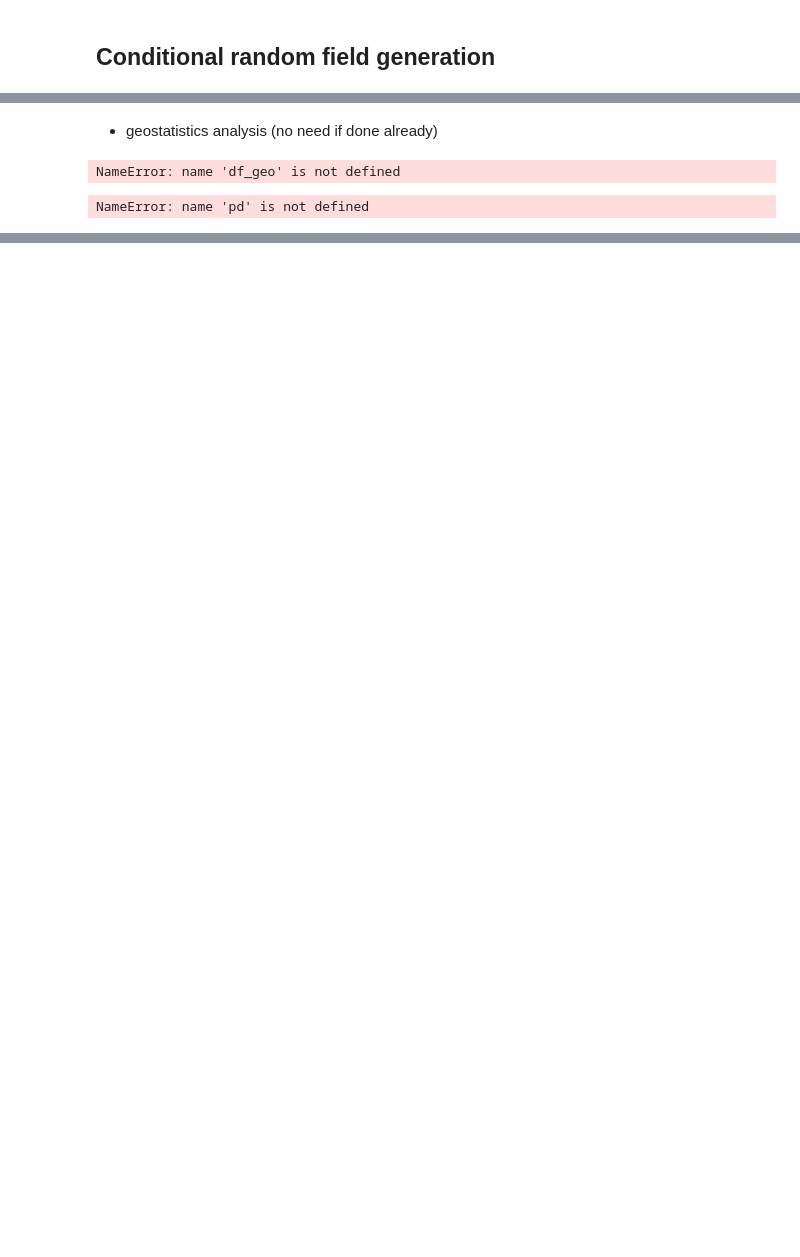
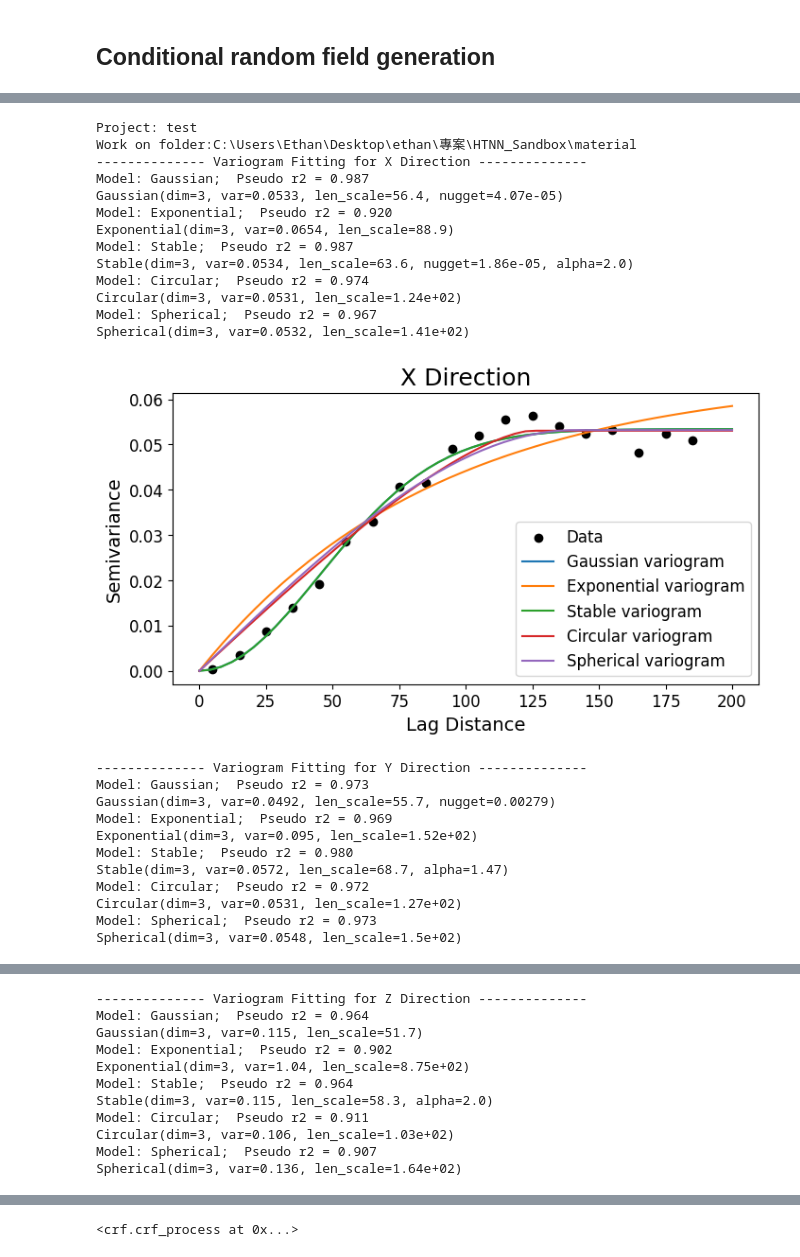
Before and after one commit to PseudoCaliina/HTNN_Sandbox, a Jupyter notebook: run_training_data.ipynb, the cells around one changed output, grey strips where cells are left out. Drawn from its saved outputs; the diff is of its cells as text; code cells hidden in the pictures; blank space fills up the shorter version.

```diff
--- a/run_training_data.ipynb
+++ b/run_training_data.ipynb
@@ -55,2 +184,0 @@ df_prior_core = df_prior[
-# %% [markdown]
-* geostatistics analysis (no need if done already)
@@ -59,24 +185,36 @@ xg, yg, zg, inter_inK = interpolate_3d(df_prior_core, value_col=f'iter_{iter}',
-# %%
-df_geo['x']
-# %% [output]
-NameError: name 'df_geo' is not defined
-# %%
-df_geo = pd.DataFrame({'x': xg.flatten(),
-                       'y': yg.flatten(),
-                       'z': zg.flatten(),
-                       'mean': inter_inK.flatten()})
-# plot_3d_isosurfaces(df_geo, 'ln_mean', 5, [-10, -7], 'SLE lnK interpolation')
-
-bins_x = np.arange(0,  200,  10)
-bins_y = np.arange(0,  150,  10)
-bins_z = np.arange(0,  120,  10)
-
-plt.figure(figsize = (10, 6))
-variogram_test(coordinate = (xg,yg,zg), value=df_geo['mean'], bins= bins_x, direction='X', max_dis = 200)
-plt.show()
-variogram_test(coordinate = (xg,yg,zg), value=df_geo['mean'], bins= bins_y, direction='Y', max_dis = 150)
-plt.show()
-variogram_test(coordinate = (xg,yg,zg), value=df_geo['mean'], bins= bins_z, direction='Z', max_dis = 110)
-plt.show()
-# %% [output]
-NameError: name 'pd' is not defined
+# %%
+crf = crf_process('test', Path.cwd()/'material')
+crf.get_prior('inverse/O-kestimate_prior.dat', 16)
+crf.get_core_section(
+                        (132, 445),  (96,  286), (95,  195), # get core section
+                        resample = True,
+                        grid_size = (120, 60, 80)
+                     )
+
+crf.variogram_analysis((200, 10), (150, 10), (120, 10))
+# %% [output]
+Project: test
+Work on folder:C:\Users\Ethan\Desktop\ethan\專案\HTNN_Sandbox\material
+-------------- Variogram Fitting for X Direction --------------
+Model: Gaussian;  Pseudo r2 = 0.987
+Gaussian(dim=3, var=0.0533, len_scale=56.4, nugget=4.07e-05)
+Model: Exponential;  Pseudo r2 = 0.920
+Exponential(dim=3, var=0.0654, len_scale=88.9)
+Model: Stable;  Pseudo r2 = 0.987
+Stable(dim=3, var=0.0534, len_scale=63.6, nugget=1.86e-05, alpha=2.0)
+Model: Circular;  Pseudo r2 = 0.974
+Circular(dim=3, var=0.0531, len_scale=1.24e+02)
+Model: Spherical;  Pseudo r2 = 0.967
+Spherical(dim=3, var=0.0532, len_scale=1.41e+02)
+[figure, added]
+-------------- Variogram Fitting for Y Direction --------------
+Model: Gaussian;  Pseudo r2 = 0.973
+Gaussian(dim=3, var=0.0492, len_scale=55.7, nugget=0.00279)
+Model: Exponential;  Pseudo r2 = 0.969
+Exponential(dim=3, var=0.095, len_scale=1.52e+02)
+Model: Stable;  Pseudo r2 = 0.980
+Stable(dim=3, var=0.0572, len_scale=68.7, alpha=1.47)
+Model: Circular;  Pseudo r2 = 0.972
+Circular(dim=3, var=0.0531, len_scale=1.27e+02)
+Model: Spherical;  Pseudo r2 = 0.973
+Spherical(dim=3, var=0.0548, len_scale=1.5e+02)
@@ -82,0 +222,11 @@ NameError: name 'pd' is not defined
+-------------- Variogram Fitting for Z Direction --------------
+Model: Gaussian;  Pseudo r2 = 0.964
+Gaussian(dim=3, var=0.115, len_scale=51.7)
+Model: Exponential;  Pseudo r2 = 0.902
+Exponential(dim=3, var=1.04, len_scale=8.75e+02)
+Model: Stable;  Pseudo r2 = 0.964
+Stable(dim=3, var=0.115, len_scale=58.3, alpha=2.0)
+Model: Circular;  Pseudo r2 = 0.911
+Circular(dim=3, var=0.106, len_scale=1.03e+02)
+Model: Spherical;  Pseudo r2 = 0.907
+Spherical(dim=3, var=0.136, len_scale=1.64e+02)
@@ -83 +234,2 @@ NameError: name 'pd' is not defined
+<crf.crf_process at 0x...>
 # %% [markdown]
```
Also changed, not shown: parts of 28 cells of this notebook, 20 other files.
